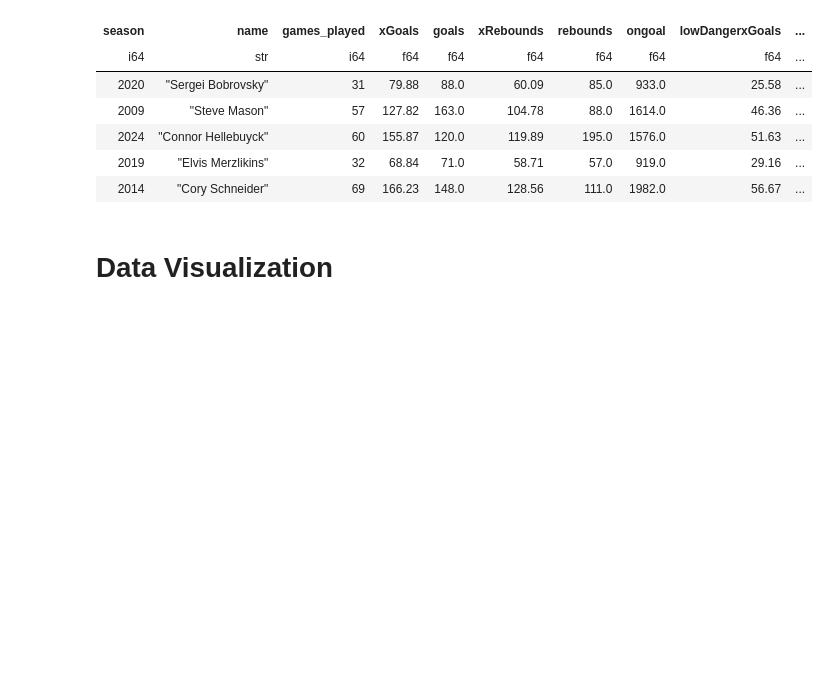
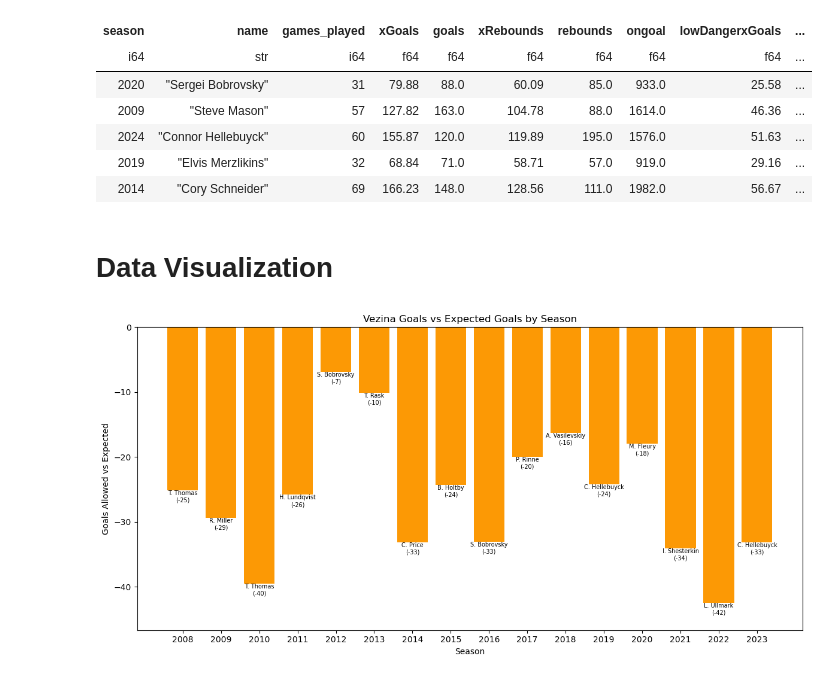
Before and after one commit to 20mattk/NHL-Vezina-Prediction, a Jupyter notebook: Vezina Prediction.ipynb, the cells around one changed output. Cells and saved outputs as stored; diff of their text form; code cells hidden in the pictures; blank space fills up the shorter version.

Commit message:
Adding in some Vezina graphs

```diff
--- a/Vezina Prediction.ipynb
+++ b/Vezina Prediction.ipynb
@@ -161,4 +161,34 @@ shape: (5, 19)
 # %% [markdown]
 # Data Visualization
 # %%
-# ...
+vezina_df: pl.DataFrame = df.filter(
+    pl.col("is_vezina") == 1
+)
+# %%
+plt.figure(figsize=(12, 6))
+
+bars = plt.bar(
+    vezina_df["season"].to_list(),
+    vezina_df["goals_vs_expected"].to_list(),
+    color="#fc9905"
+)
+plt.title("Vezina Goals vs Expected Goals by Season")
+plt.xlabel("Season")
+plt.ylabel("Goals Allowed vs Expected")
+plt.xticks(vezina_df["season"].to_list())
+
+for idx, season in enumerate(vezina_df["season"].to_list()):
+    gve: float = vezina_df.filter(pl.col("season") == season)["goals_vs_expected"].to_list()[0]
+    name: str = vezina_df.filter(pl.col("season") == season)["name"].to_list()[0]
+    plt.text(
+        season, gve,
+        f"{name.split()[0][0]}. {name.split()[-1]}\n({gve:.0f})",
+        fontsize=7,
+        ha="center", va="top"
+    )
+
+plt.margins(y=0.1)
+plt.tight_layout()
+plt.show()
+# %% [output]
+[figure, added]
```
Also changed, not shown: parts of 5 cells of this notebook.
